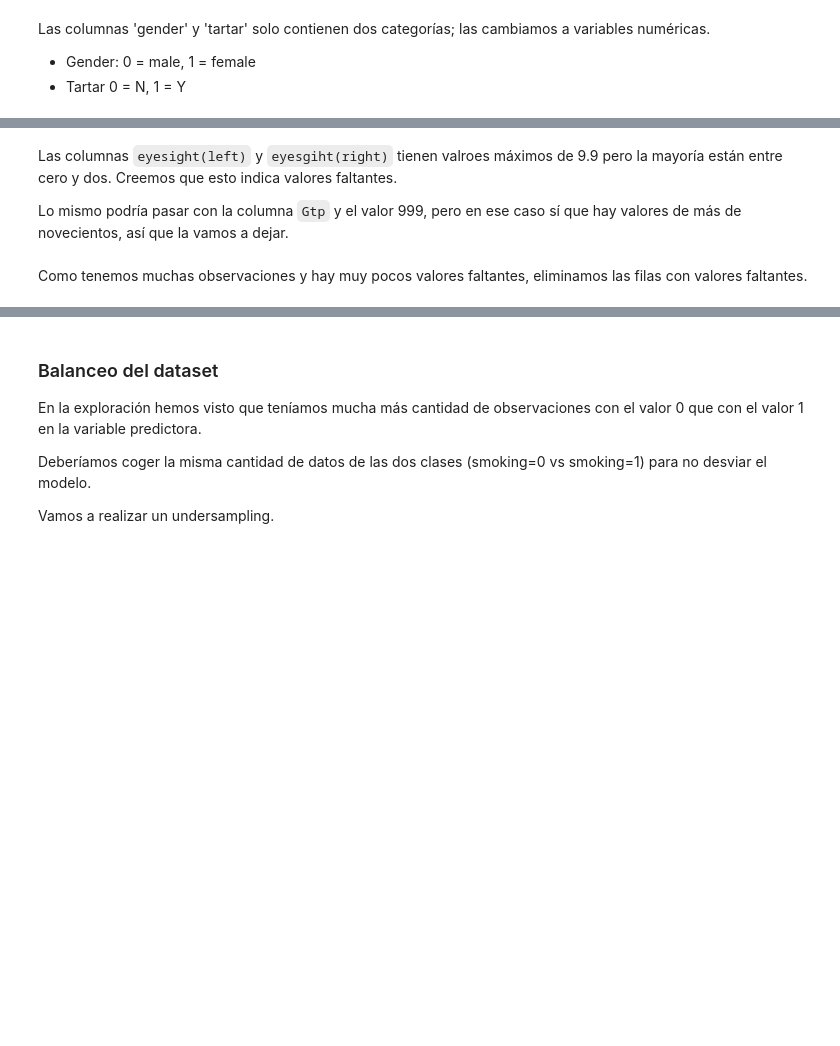
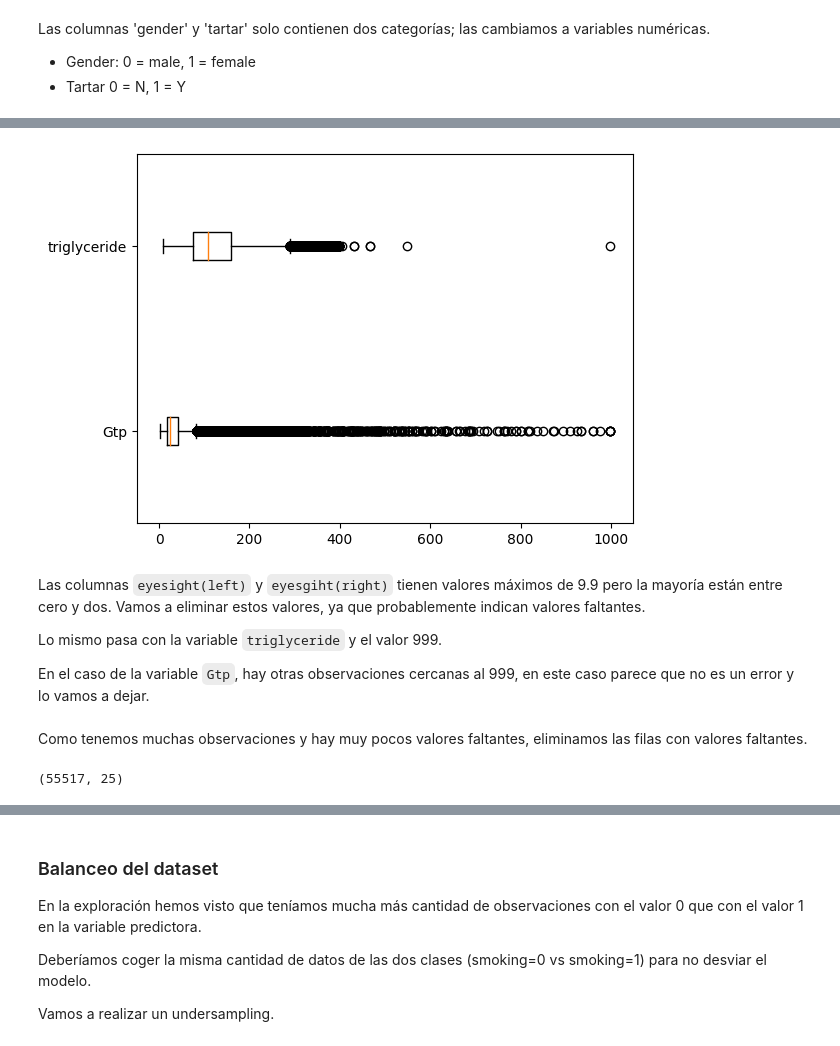
Before and after one commit to nribot/smoking, a Jupyter notebook: Smoking.ipynb, the cells around one changed output, grey strips where cells are left out. Drawn from its saved outputs; the diff is of its cells as text; code cells hidden in the pictures; blank space fills up the shorter version.

```diff
--- a/Smoking.ipynb
+++ b/Smoking.ipynb
@@ -103,4 +186,11 @@ data.describe()
+# %%
+plt.boxplot(data[['Gtp', 'triglyceride']], vert=False, labels=['Gtp', 'triglyceride'])
+plt.show()
+# %% [output]
+[figure, added]
 # %% [markdown]
-Las columnas `eyesight(left)` y `eyesgiht(right)` tienen valroes máximos de 9.9 pero la mayoría están entre cero y dos. Creemos que esto indica valores faltantes.
+Las columnas `eyesight(left)` y `eyesgiht(right)` tienen valores máximos de 9.9 pero la mayoría están entre cero y dos. Vamos a eliminar estos valores, ya que probablemente indican valores faltantes.
 
-Lo mismo podría pasar con la columna  `Gtp` y el valor 999, pero en ese caso sí que hay valores de más de novecientos, así que la vamos a dejar.
+Lo mismo pasa con la variable `triglyceride` y el valor 999.
+
+En el caso de la variable `Gtp`, hay otras observaciones cercanas al 999, en este caso parece que no es un error y lo vamos a dejar.
@@ -119,4 +199,7 @@ Como tenemos muchas observaciones y hay muy pocos valores faltantes, eliminamos
 # %%
 data = data.drop(data[data['eyesight(left)']==9.9].index)
 data = data.drop(data[data['eyesight(right)']==9.9].index)
+data = data.drop(data[data['triglyceride']==999].index)
 data.shape
+# %% [output]
+(55517, 25)
```
Also changed, not shown: parts of 38 cells of this notebook.
